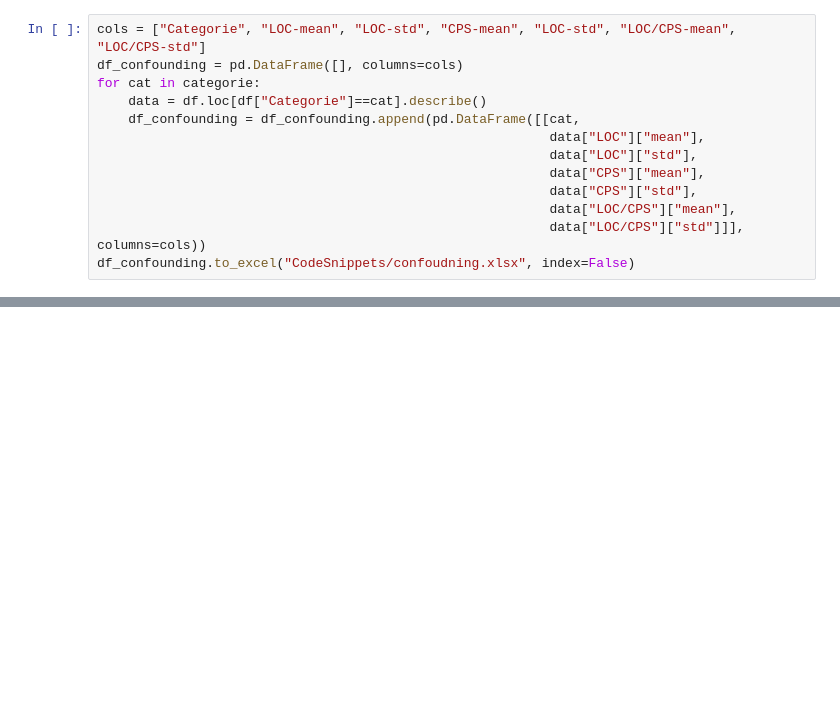
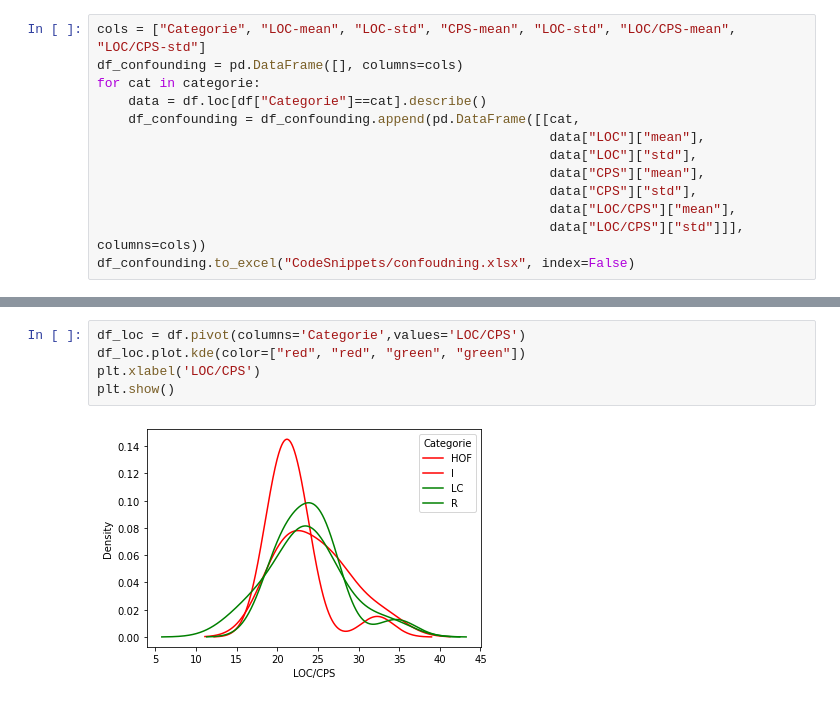
Before and after one commit to Sonaion/bachelor-arbeit, a Jupyter notebook: Study/GetLinesOfCode.ipynb, the cells around one changed output, grey strips where cells are left out. Cells and saved outputs as stored; diff of their text form; blank space fills up the shorter version.

```diff
--- a/Study/GetLinesOfCode.ipynb
+++ b/Study/GetLinesOfCode.ipynb
@@ -33,0 +87,7 @@ df_confounding.to_excel("CodeSnippets/confoudning.xlsx", index=False)
+# %%
+df_loc = df.pivot(columns='Categorie',values='LOC/CPS')
+df_loc.plot.kde(color=["red", "red", "green", "green"])
+plt.xlabel('LOC/CPS')
+plt.show()
+# %% [output]
+[figure, added]
```
Also changed, not shown: parts of 7 cells of this notebook, 1 other file.
